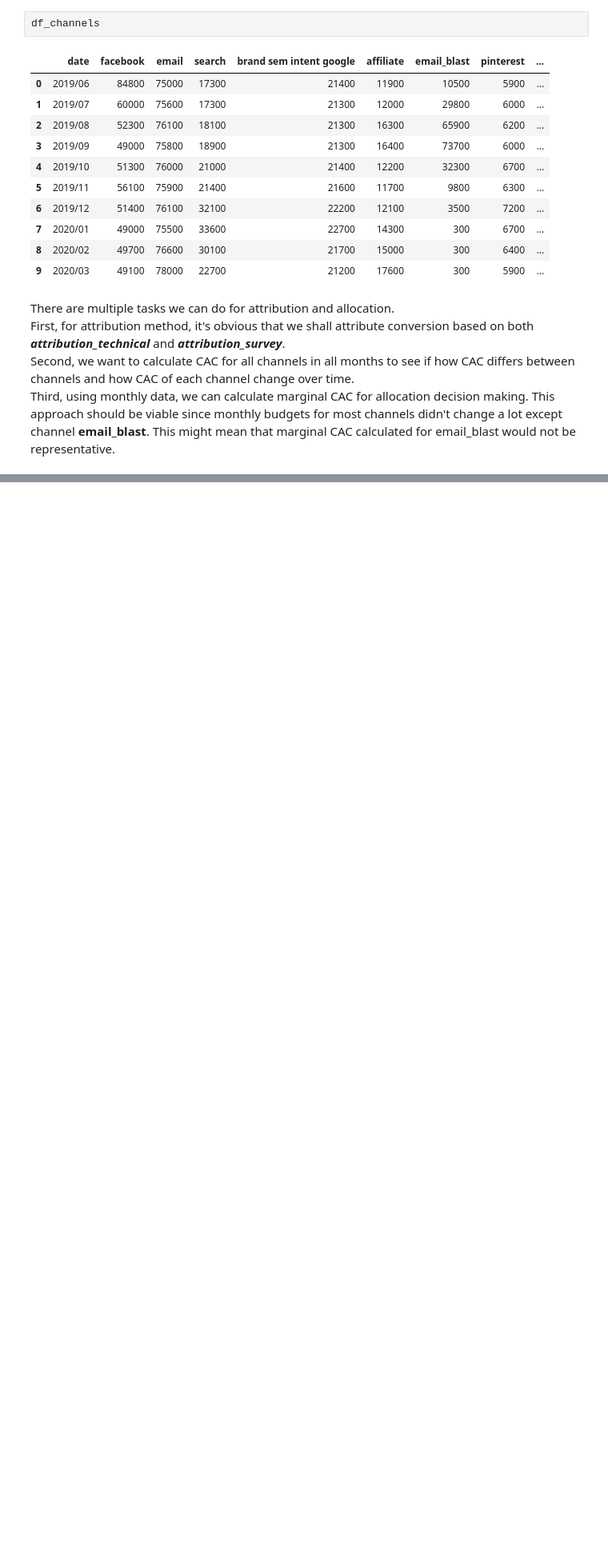
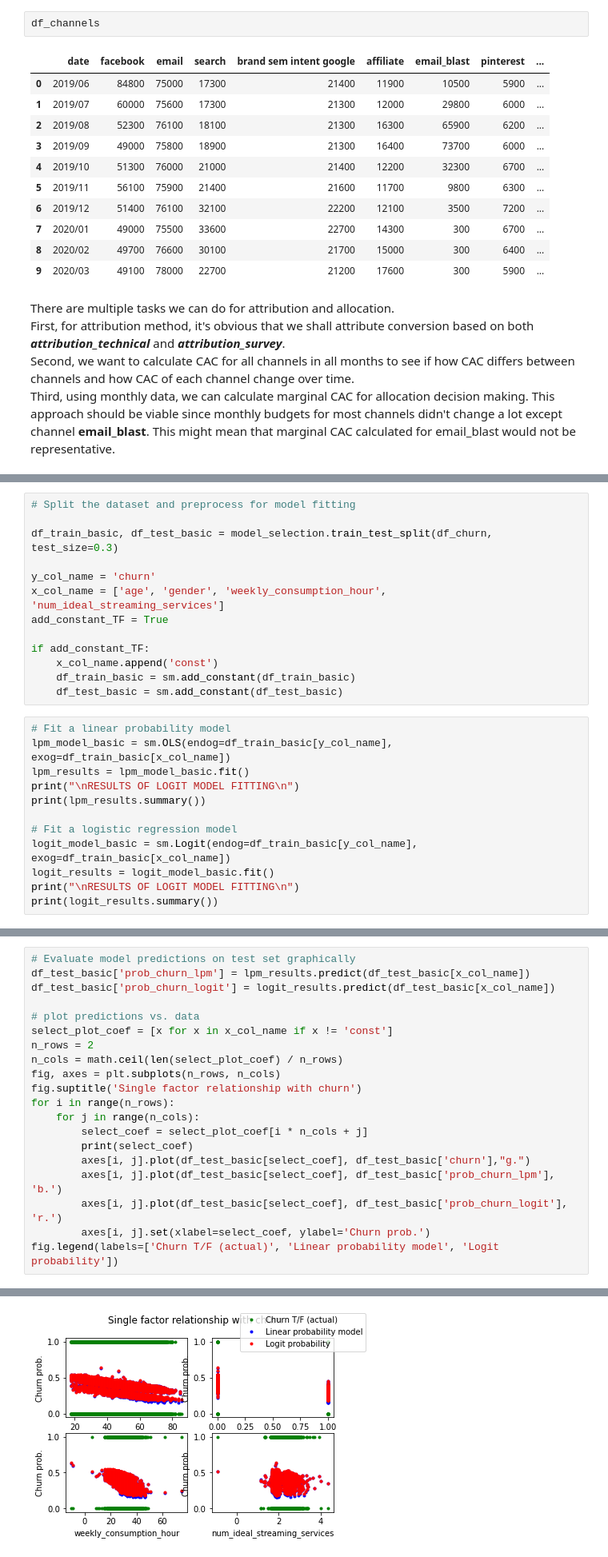
Before and after one commit to lk1984dabc/Marketing-Analytics, a Jupyter notebook: Final Project.ipynb, the cells around one changed output, grey strips where cells are left out. Shown: that part at 80% size. Cells and saved outputs as stored; diff of their text form; blank space fills up the shorter version.

```diff
--- a/Final Project.ipynb
+++ b/Final Project.ipynb
@@ -257,0 +936,25 @@ Third, using monthly data, we can calculate marginal CAC for allocation decision
+# %%
+# Split the dataset and preprocess for model fitting
+
+df_train_basic, df_test_basic = model_selection.train_test_split(df_churn, test_size=0.3)
+
+y_col_name = 'churn'
+x_col_name = ['age', 'gender', 'weekly_consumption_hour', 'num_ideal_streaming_services']
+add_constant_TF = True
+
+if add_constant_TF:
+    x_col_name.append('const')
+    df_train_basic = sm.add_constant(df_train_basic)
+    df_test_basic = sm.add_constant(df_test_basic)
+# %%
+# Fit a linear probability model
+lpm_model_basic = sm.OLS(endog=df_train_basic[y_col_name], exog=df_train_basic[x_col_name])
+lpm_results = lpm_model_basic.fit()
+print("\nRESULTS OF LOGIT MODEL FITTING\n")
+print(lpm_results.summary())
+
+# Fit a logistic regression model
+logit_model_basic = sm.Logit(endog=df_train_basic[y_col_name], exog=df_train_basic[x_col_name])
+logit_results = logit_model_basic.fit()
+print("\nRESULTS OF LOGIT MODEL FITTING\n")
+print(logit_results.summary())
@@ -257,0 +979,21 @@ Third, using monthly data, we can calculate marginal CAC for allocation decision
+# %%
+# Evaluate model predictions on test set graphically
+df_test_basic['prob_churn_lpm'] = lpm_results.predict(df_test_basic[x_col_name])
+df_test_basic['prob_churn_logit'] = logit_results.predict(df_test_basic[x_col_name])
+
+# plot predictions vs. data
+select_plot_coef = [x for x in x_col_name if x != 'const']
+n_rows = 2
+n_cols = math.ceil(len(select_plot_coef) / n_rows)
+fig, axes = plt.subplots(n_rows, n_cols)
+fig.suptitle('Single factor relationship with churn')
+for i in range(n_rows):
+    for j in range(n_cols):
+        select_coef = select_plot_coef[i * n_cols + j]
+        print(select_coef)
+        axes[i, j].plot(df_test_basic[select_coef], df_test_basic['churn'],"g.")
+        axes[i, j].plot(df_test_basic[select_coef], df_test_basic['prob_churn_lpm'], 'b.')
+        axes[i, j].plot(df_test_basic[select_coef], df_test_basic['prob_churn_logit'], 'r.')
+        axes[i, j].set(xlabel=select_coef, ylabel='Churn prob.')
+fig.legend(labels=['Churn T/F (actual)', 'Linear probability model', 'Logit probability'])
+# %% [output]
@@ -257,0 +1005 @@ Third, using monthly data, we can calculate marginal CAC for allocation decision
+[figure, added]
```
Also changed, not shown: parts of 157 cells of this notebook.
